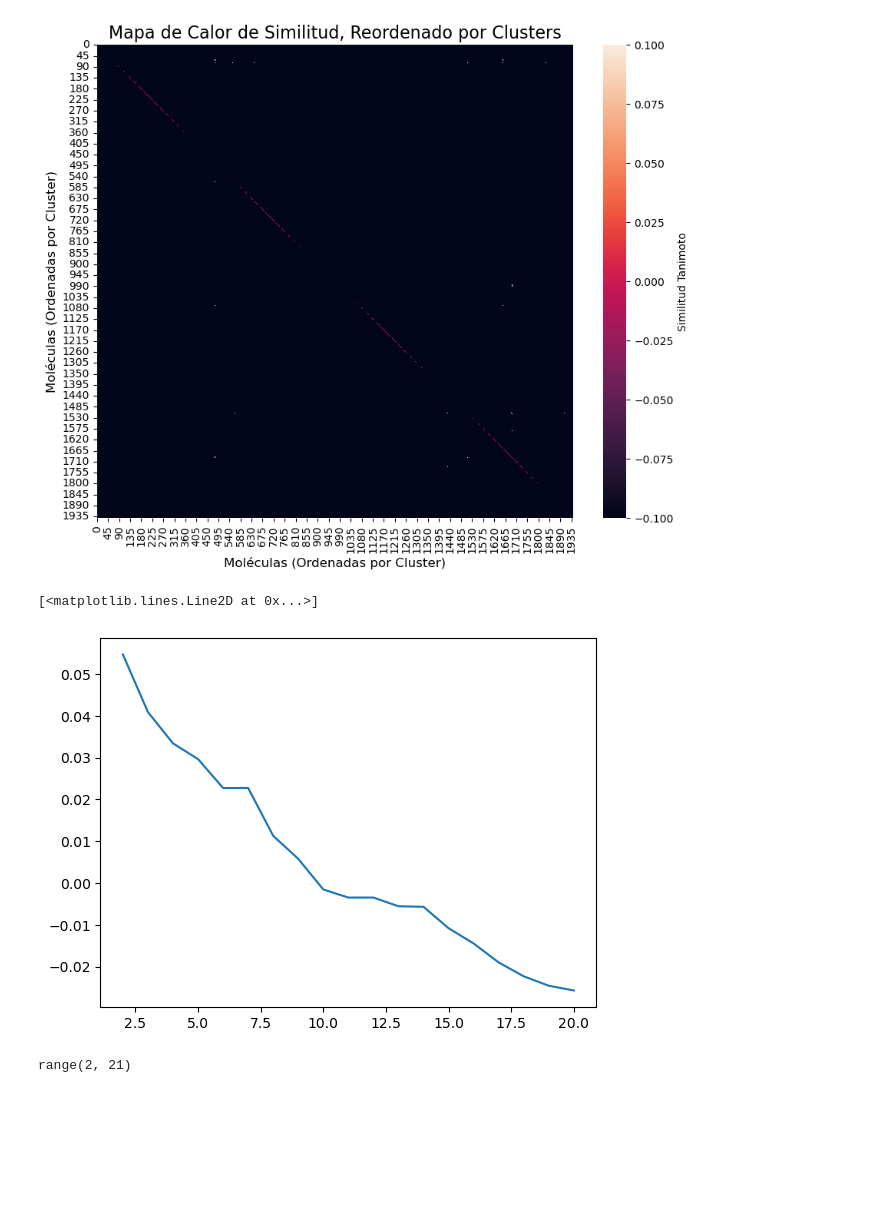
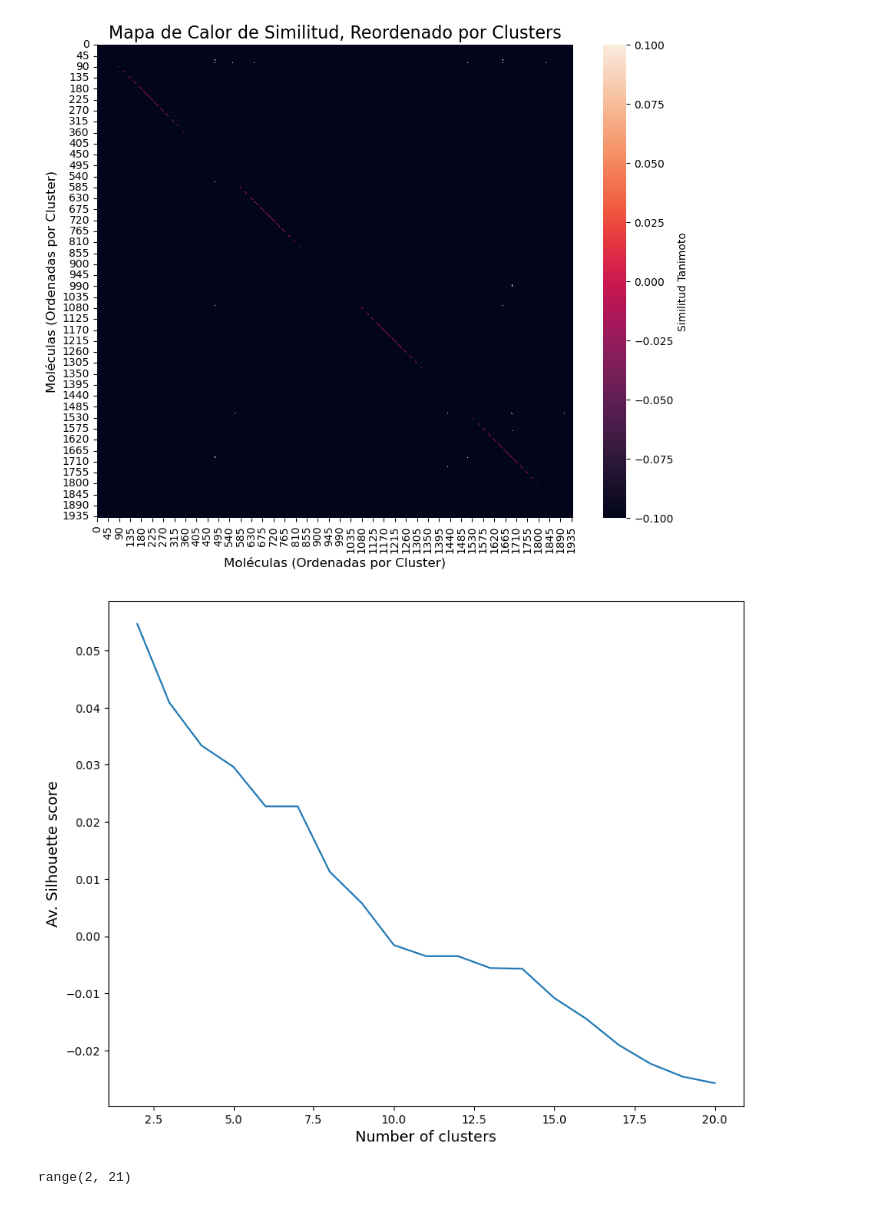
Before and after one commit to fuentediezjaime/ADMET_prediction_pipeline, a Jupyter notebook: notebooks/data_analysis_admet.ipynb, the cells around one changed output. Drawn from its saved outputs; the diff is of its cells as text; code cells hidden in the pictures; blank space fills up the shorter version.

Commit message:
add more tanimoto sim and silhouette convergence pictures

```diff
--- a/notebooks/data_analysis_admet.ipynb
+++ b/notebooks/data_analysis_admet.ipynb
@@ -91,10 +91,13 @@ for k in k_range:
     score = silhouette_score(dist_matrix, cluster_labels, metric='precomputed')
     silhouette_scores.append(score)
 # %%
-plt.plot(k_range,silhouette_scores)
+f, ax = plt.subplots(figsize=(10,8))
+ax.plot(k_range,silhouette_scores)
+ax.set_xlabel('Number of clusters', fontsize=13)
+ax.set_ylabel('Av. Silhouette score',fontsize=13)
+f.savefig('silhouette_plot.png', bbox_inches='tight')
 # %% [output]
-[<matplotlib.lines.Line2D at 0x...>]
-[figure, old version]
+[figure, new version]
 # %%
 # %% [output]
 range(2, 21)
```
Also changed, not shown: 1 other file.
